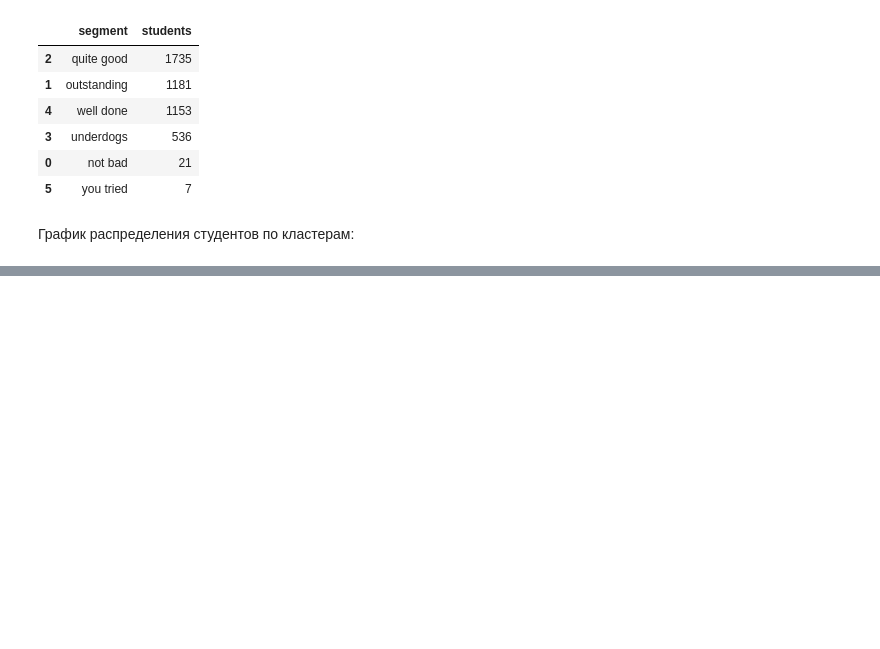
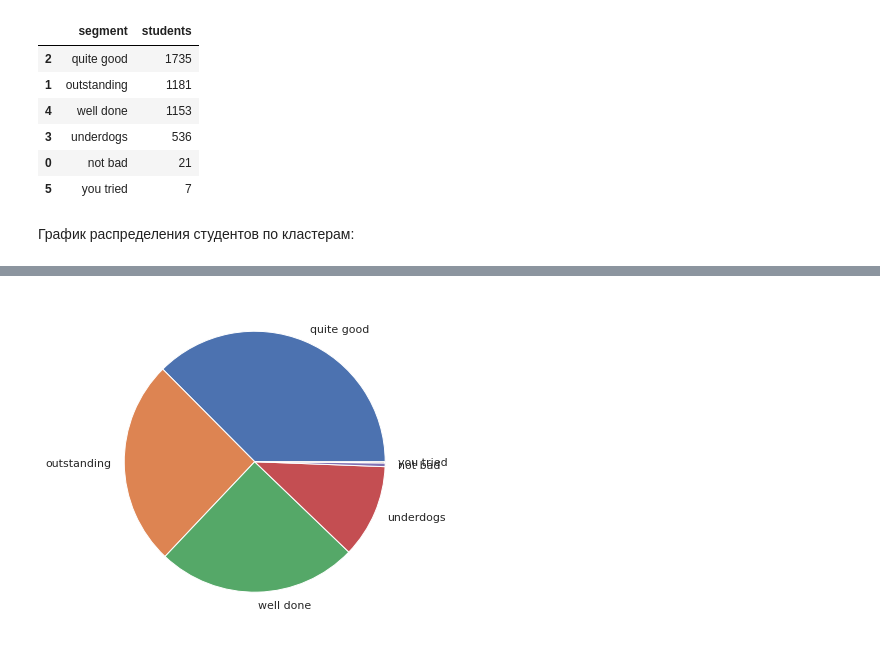
Before and after one commit to alexander-sizykh/first_project, a Jupyter notebook: first_project.ipynb, the cells around one changed output, grey strips where cells are left out. Saved outputs shown, nothing was run; the diff lists cells and outputs as text; code cells hidden in the pictures; blank space fills up the shorter version.

```diff
--- a/first_project.ipynb
+++ b/first_project.ipynb
@@ -737,0 +727,6 @@ fig.update_layout(title_text='Distribution of students across the segments')
+# %%
+f, ax = plt.subplots(figsize=(6, 6))
+plt.pie(segt_dist.students, labels = segt_dist.segment)
+sns.despine()
+# %% [output]
+[figure, added]
```
Also changed, not shown: parts of 3 cells of this notebook.
